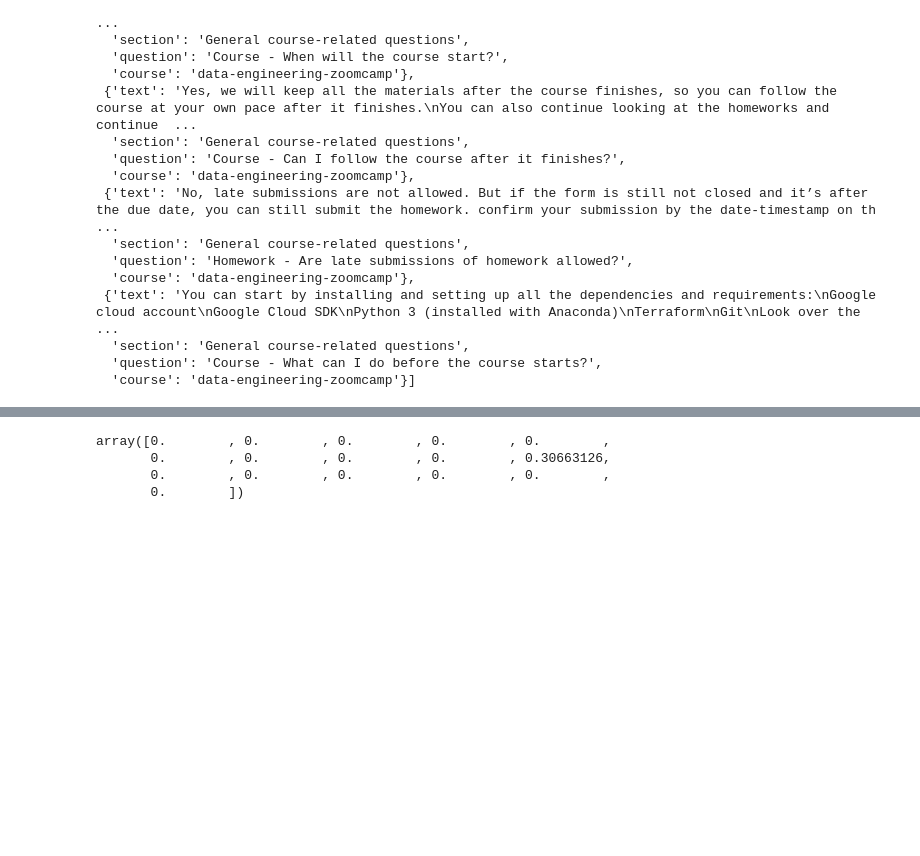
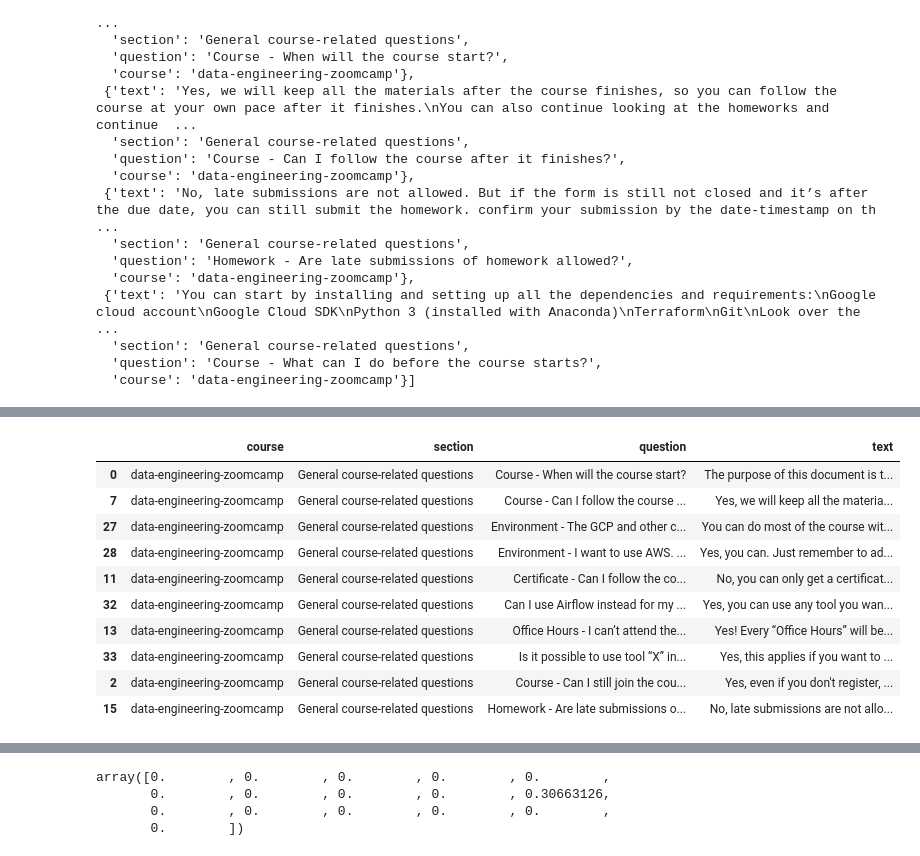
Before and after one commit to zioalex/build-your-own-search-engine, a Jupyter notebook: notebook.ipynb, the cells around one changed output, grey strips where cells are left out. Saved outputs shown, nothing was run; the diff lists cells and outputs as text; code cells hidden in the pictures; blank space fills up the shorter version.

```diff
--- a/notebook.ipynb
+++ b/notebook.ipynb
@@ -19,6 +19,8 @@ import pandas as pd
 # Set the maximum number of rows and columns to display
 pd.set_option('display.max_rows', 100)
 pd.set_option('display.max_columns', 100)
+# Set the maximum column width to a large value
+pd.set_option('display.max_colwidth', None)
 # %%
 df = pd.DataFrame(documents, columns=['course', 'section', 'question', 'text'])
 df.head()
@@ -937,0 +922,14 @@ list(df.loc[idx].text)
+# %%
+df.loc[idx]
+# %% [output]
+|  | course | section | question | text |
+| 0 | data-engineering-zoomcamp | General course-related questions | Course - When will the course start? | The purpose of this document is t... |
+| 7 | data-engineering-zoomcamp | General course-related questions | Course - Can I follow the course ... | Yes, we will keep all the materia... |
+| 27 | data-engineering-zoomcamp | General course-related questions | Environment - The GCP and other c... | You can do most of the course wit... |
+| 28 | data-engineering-zoomcamp | General course-related questions | Environment - I want to use AWS. ... | Yes, you can. Just remember to ad... |
+| 11 | data-engineering-zoomcamp | General course-related questions | Certificate - Can I follow the co... | No, you can only get a certificat... |
+| 32 | data-engineering-zoomcamp | General course-related questions | Can I use Airflow instead for my ... | Yes, you can use any tool you wan... |
+| 13 | data-engineering-zoomcamp | General course-related questions | Office Hours - I can’t attend the... | Yes! Every “Office Hours” will be... |
+| 33 | data-engineering-zoomcamp | General course-related questions | Is it possible to use tool “X” in... | Yes, this applies if you want to ... |
+| 2 | data-engineering-zoomcamp | General course-related questions | Course - Can I still join the cou... | Yes, even if you don't register, ... |
+| 15 | data-engineering-zoomcamp | General course-related questions | Homework - Are late submissions o... | No, late submissions are not allo... |
```
Also changed, not shown: parts of 31 cells of this notebook.
